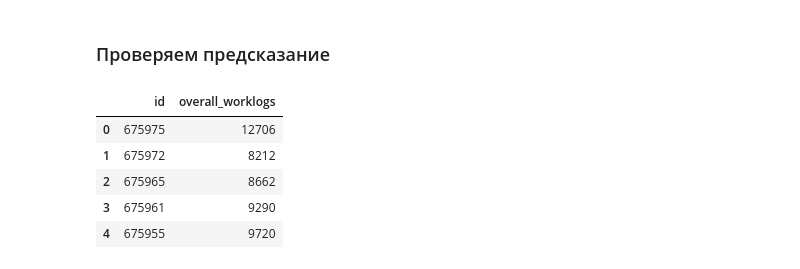
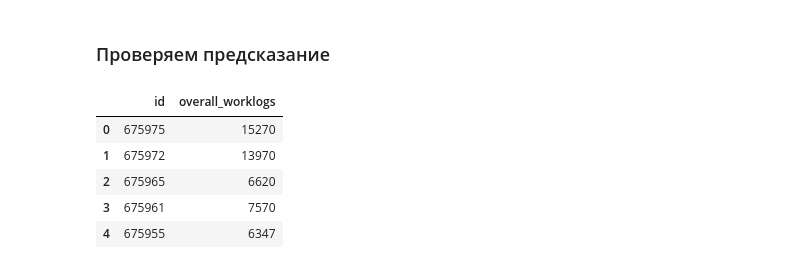
Before and after one commit to TayJen/hackathon_algu2022, a Jupyter notebook: H_ALGU_2022_Advance.ipynb, the cells around one changed output. Saved outputs shown, nothing was run; the diff lists cells and outputs as text; code cells hidden in the pictures.

```diff
--- a/H_ALGU_2022_Advance.ipynb
+++ b/H_ALGU_2022_Advance.ipynb
@@ -421,12 +444,12 @@ df_sample.to_csv('./solutions/xgb_tf-idf_emps_coms.csv', index=False)
 # %% [markdown]
 ### Проверяем предсказание
 # %%
-df_solution = pd.read_csv('./solutions/xgb_tf-idf_emps_coms.csv')
+df_solution = pd.read_csv('./solutions/xgb_emps_coms.csv')
 df_solution.head()
 # %% [output]
 |  | id | overall_worklogs |
-| 0 | 675975 | 12706 |
-| 1 | 675972 | 8212 |
-| 2 | 675965 | 8662 |
-| 3 | 675961 | 9290 |
-| 4 | 675955 | 9720 |
+| 0 | 675975 | 15270 |
+| 1 | 675972 | 13970 |
+| 2 | 675965 | 6620 |
+| 3 | 675961 | 7570 |
+| 4 | 675955 | 6347 |
```
Also changed, not shown: parts of 19 cells of this notebook.
